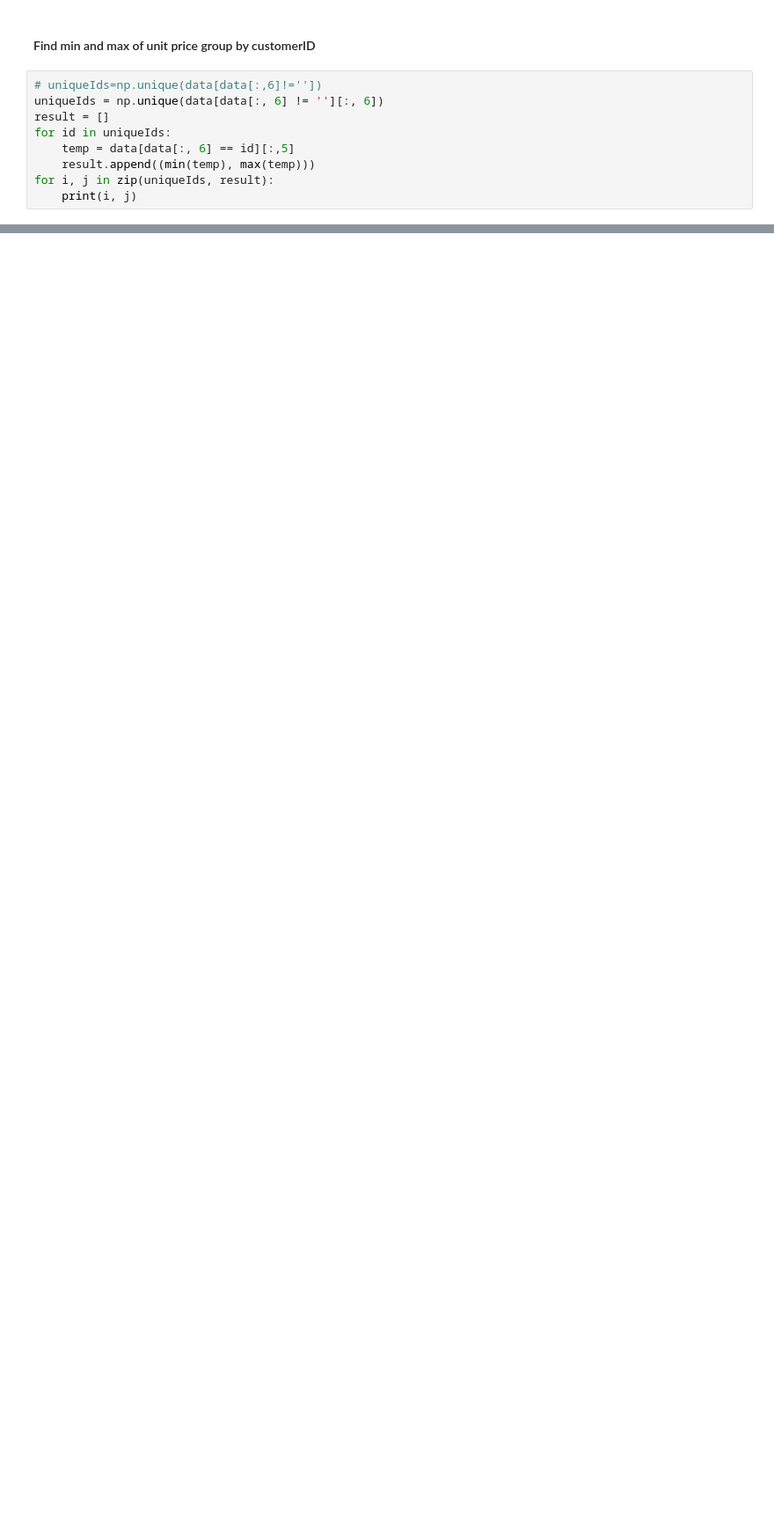
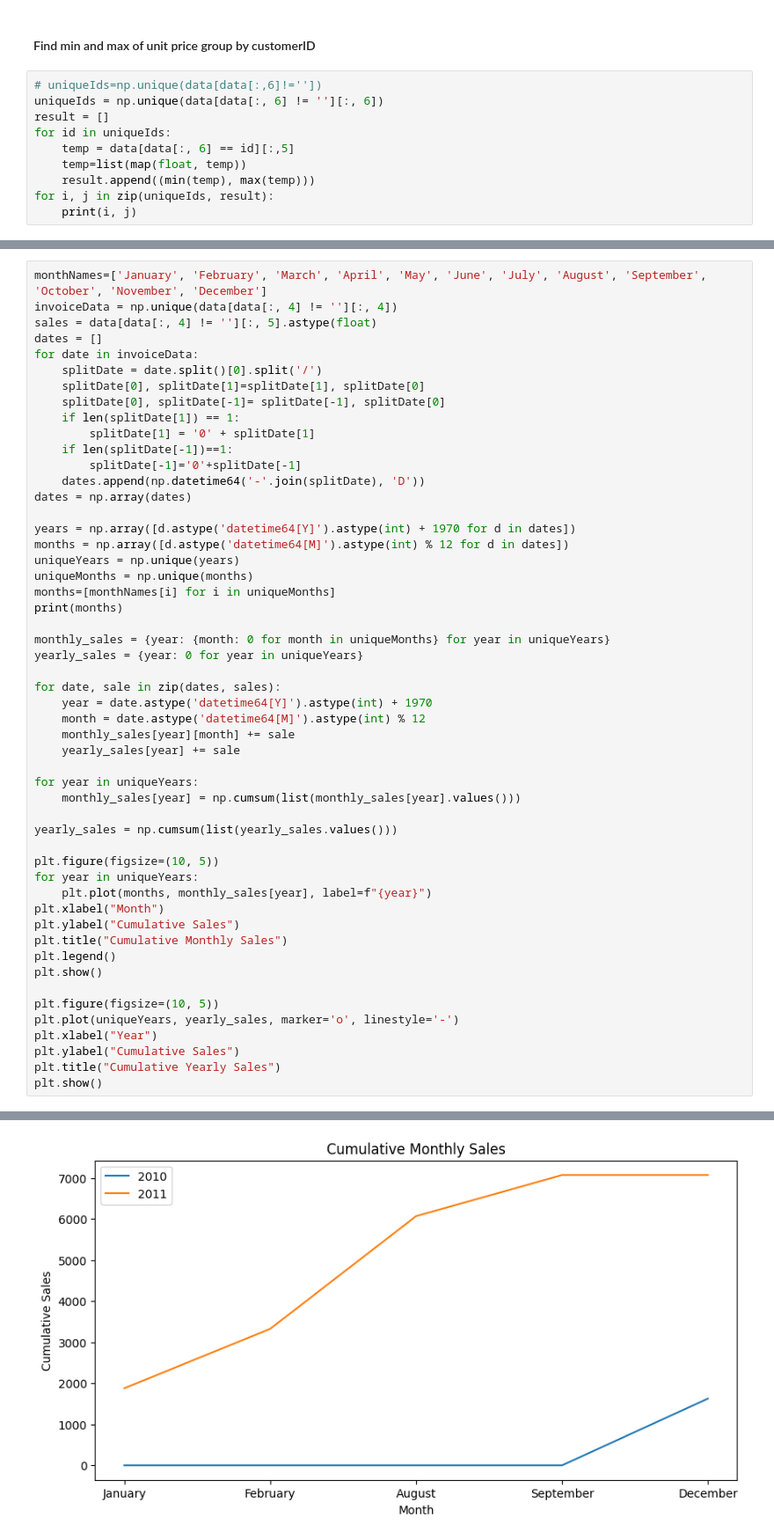
Before and after one commit to Deep-relay/DMA-Lab, a Jupyter notebook: 5th Lab/(Exercise) 6.ipynb, the cells around one changed output, grey strips where cells are left out. Shown at 88% size. Saved outputs shown, nothing was run; the diff lists cells and outputs as text; blank space fills up the shorter version.

```diff
--- a/5th Lab/(Exercise) 6.ipynb
+++ b/5th Lab/(Exercise) 6.ipynb
@@ -69,6 +68,7 @@ uniqueIds = np.unique(data[data[:, 6] != ''][:, 6])
 result = []
 for id in uniqueIds:
     temp = data[data[:, 6] == id][:,5]
+    temp=list(map(float, temp))
     result.append((min(temp), max(temp)))
 for i, j in zip(uniqueIds, result):
     print(i, j)
@@ -92,0 +95,53 @@ for i, j in zip(uniqueIds, result):
+# %%
+monthNames=['January', 'February', 'March', 'April', 'May', 'June', 'July', 'August', 'September', 'October', 'November', 'December']
+invoiceData = np.unique(data[data[:, 4] != ''][:, 4])
+sales = data[data[:, 4] != ''][:, 5].astype(float)
+dates = []
+for date in invoiceData:
+    splitDate = date.split()[0].split('/')
+    splitDate[0], splitDate[1]=splitDate[1], splitDate[0]
+    splitDate[0], splitDate[-1]= splitDate[-1], splitDate[0]
+    if len(splitDate[1]) == 1:
+        splitDate[1] = '0' + splitDate[1]
+    if len(splitDate[-1])==1:
+        splitDate[-1]='0'+splitDate[-1]
+    dates.append(np.datetime64('-'.join(splitDate), 'D'))
+dates = np.array(dates)
+
+years = np.array([d.astype('datetime64[Y]').astype(int) + 1970 for d in dates])
+months = np.array([d.astype('datetime64[M]').astype(int) % 12 for d in dates])
+uniqueYears = np.unique(years)
+uniqueMonths = np.unique(months)
+months=[monthNames[i] for i in uniqueMonths]
+print(months)
+
+monthly_sales = {year: {month: 0 for month in uniqueMonths} for year in uniqueYears}
+yearly_sales = {year: 0 for year in uniqueYears}
+
+for date, sale in zip(dates, sales):
+    year = date.astype('datetime64[Y]').astype(int) + 1970
+    month = date.astype('datetime64[M]').astype(int) % 12
+    monthly_sales[year][month] += sale
+    yearly_sales[year] += sale
+
+for year in uniqueYears:
+    monthly_sales[year] = np.cumsum(list(monthly_sales[year].values()))
+
+yearly_sales = np.cumsum(list(yearly_sales.values()))
+
+plt.figure(figsize=(10, 5))
+for year in uniqueYears:
+    plt.plot(months, monthly_sales[year], label=f"{year}")
+plt.xlabel("Month")
+plt.ylabel("Cumulative Sales")
+plt.title("Cumulative Monthly Sales")
+plt.legend()
+plt.show()
+
+plt.figure(figsize=(10, 5))
+plt.plot(uniqueYears, yearly_sales, marker='o', linestyle='-')
+plt.xlabel("Year")
+plt.ylabel("Cumulative Sales")
+plt.title("Cumulative Yearly Sales")
+plt.show()
+# %% [output]
@@ -92,0 +149 @@ for i, j in zip(uniqueIds, result):
+[figure, added]
```
Also changed, not shown: parts of 7 cells of this notebook, 2 other files.
